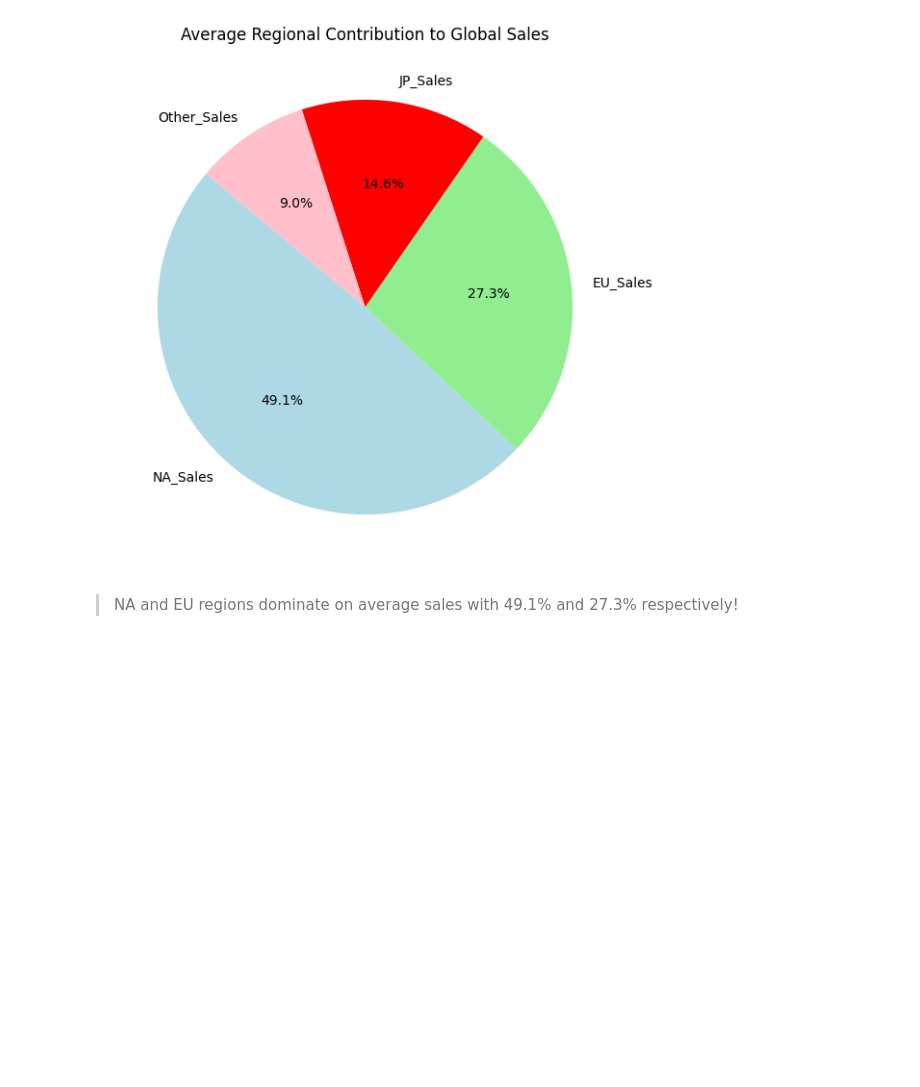
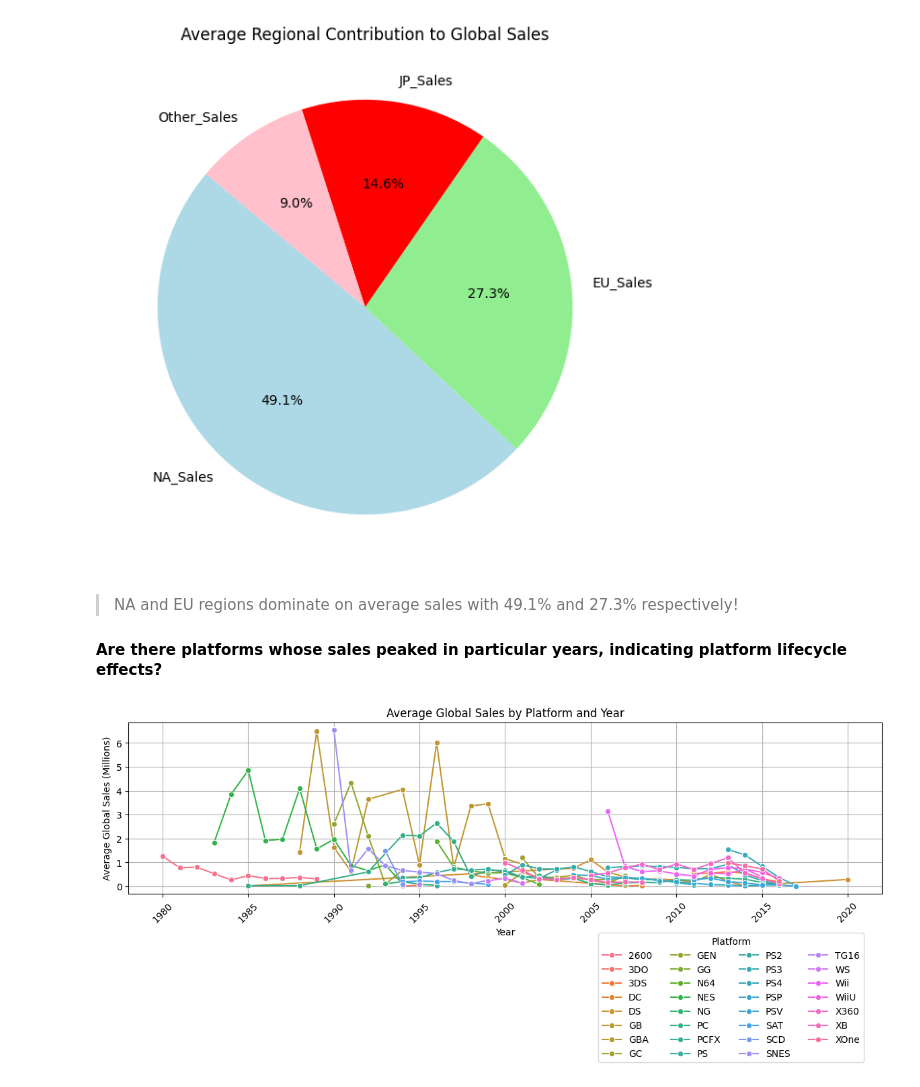
Before and after one commit to Darknight47/Data-Science-Projects-03, a Jupyter notebook: Sales_Prediction.ipynb, the cells around one changed output. Cells and saved outputs as stored; diff of their text form; code cells hidden in the pictures; blank space fills up the shorter version.

Commit message:
average global sales of platforms through the years

```diff
--- a/Sales_Prediction.ipynb
+++ b/Sales_Prediction.ipynb
@@ -250,3 +250,20 @@ plt.show()
 [figure]
 # %% [markdown]
 > NA and EU regions dominate on average sales with 49.1% and 27.3% respectively!
+
+#### Are there platforms whose sales peaked in particular years, indicating platform lifecycle effects?
+# %%
+platform_year_sales = cleaned_dataset.groupby(['Platform', 'Year'])['Global_Sales'].mean().reset_index()
+# %%
+plt.figure(figsize=(12, 6))
+sns.lineplot(data=platform_year_sales, x='Year', y='Global_Sales', hue='Platform', marker='o')
+plt.title('Average Global Sales by Platform and Year')
+plt.xlabel('Year')
+plt.ylabel('Average Global Sales (Millions)')
+plt.legend(title="Platform", bbox_to_anchor=(0.8, -0.2), loc='upper center', ncol=4)
+plt.grid()
+plt.xticks(rotation=45)
+plt.tight_layout()
+plt.show()
+# %% [output]
+[figure, added]
```
Also changed, not shown: parts of 1 cell of this notebook.
